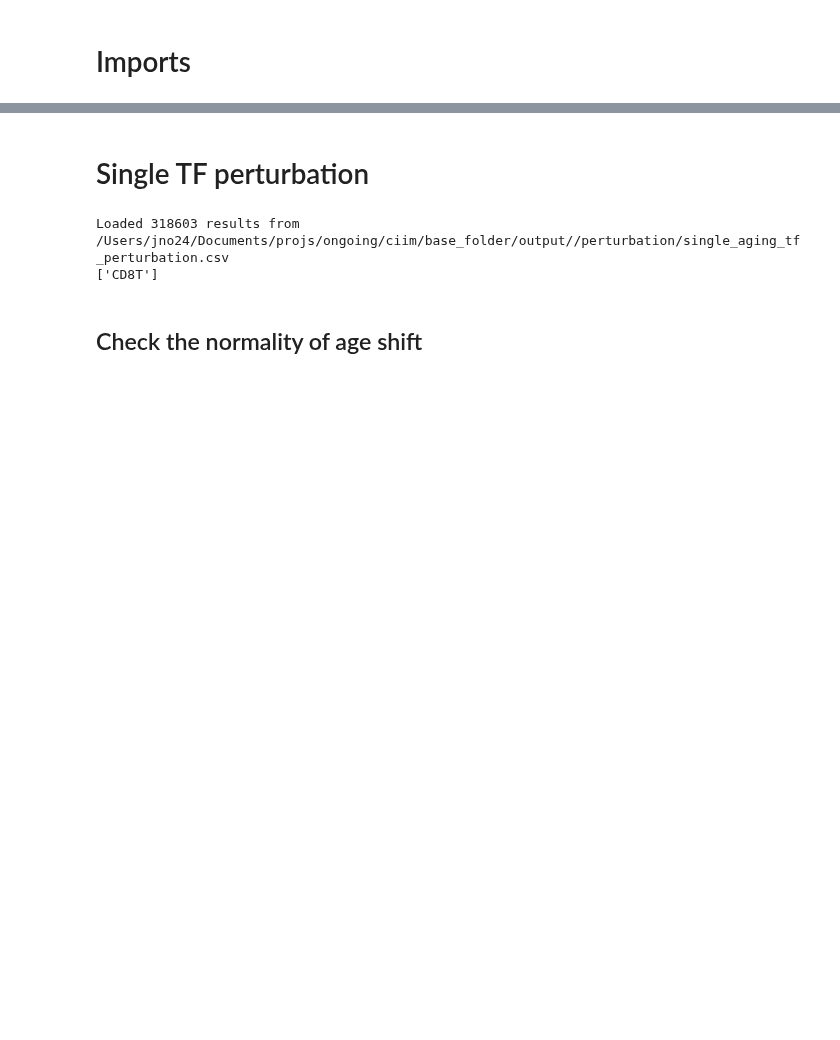
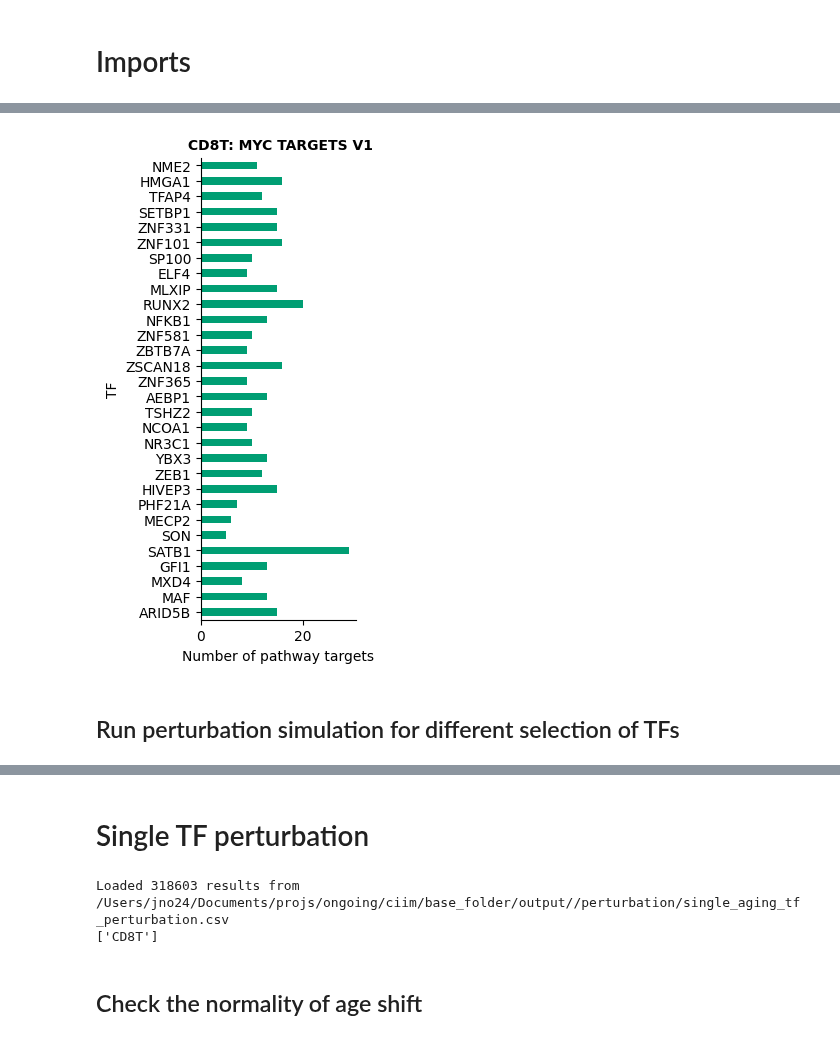
Before and after one commit to janursa/HIRA, a Jupyter notebook: notebooks/in_silico_perturbation.ipynb, the cells around one changed output, grey strips where cells are left out. Drawn from its saved outputs; the diff is of its cells as text; code cells hidden in the pictures; blank space fills up the shorter version.

```diff
--- a/notebooks/in_silico_perturbation.ipynb
+++ b/notebooks/in_silico_perturbation.ipynb
@@ -91,7 +78,0 @@ pathways = get_genesets()
-# %%
-from ciim.src.tf_activity.helper import get_consensus_net
-# - get the GRN linked to the given pathway
-pathway_genes = pathways[pathway]
-grn = get_consensus_net(cell_type=cell_type)
-grn_pathway = grn[grn['target'].isin(pathway_genes)]
-tf_counts = grn_pathway['source'].value_counts().sort_values(ascending=False)
@@ -116,2 +161,20 @@ Text(0.5, 1.0, ' CD8T: MTORC1 SIGNALING')
+# %%
+df = df_enrich.sort_values('pval_adj', ascending=True).head(30)
+df = df[['TF', 'n_pathway_targets']].set_index('TF')
+fig, ax = plt.subplots(figsize=(2, max(2, len(df) * 0.2)))
+df.plot(kind='barh', ax=ax, color=colors_blind[2], edgecolor=None)
+
+# Aesthetics
+ax.invert_yaxis()  # Largest count at the top
+ax.set_xlabel('Number of pathway targets')
+ax.set_ylabel('TF')
+ax.spines[['top', 'right']].set_visible(False)  # Hide top and right spines
+ax.margins(y=0.1)  # Add margins for better visibility
+ax.set_title(f' {cell_type}: {target_pathway}', weight='bold', fontsize=10)
+ax.get_legend().remove()  # Remove legend if not needed
+# %% [output]
+[figure, added]
+# %% [markdown]
+## Run perturbation simulation for different selection of TFs
 # %%
 top_tfs_counts = [2, 5, 7, 10, 15, 20, 25, 50]
```
Also changed, not shown: parts of 27 cells of this notebook, 7 other files.
